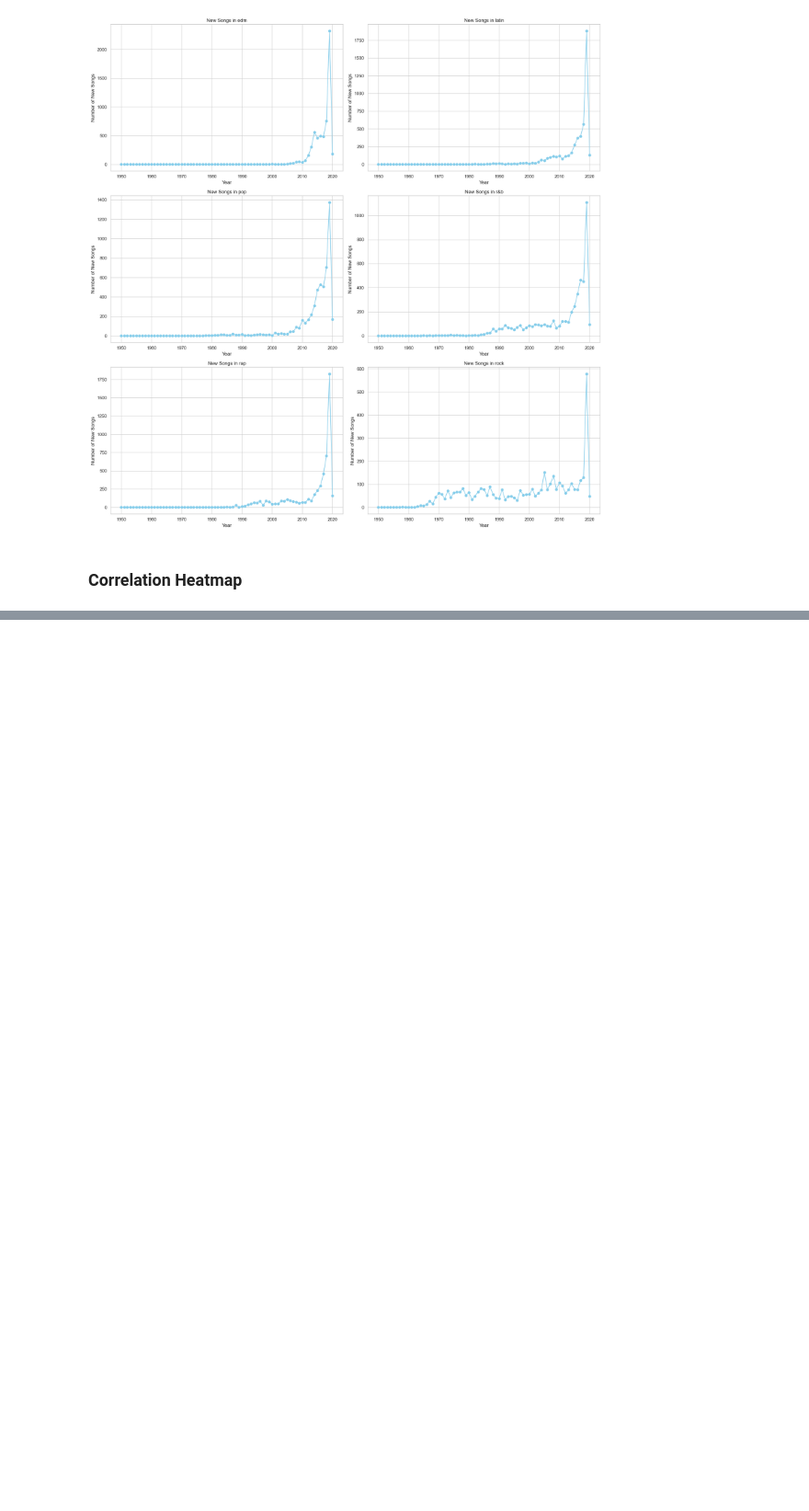
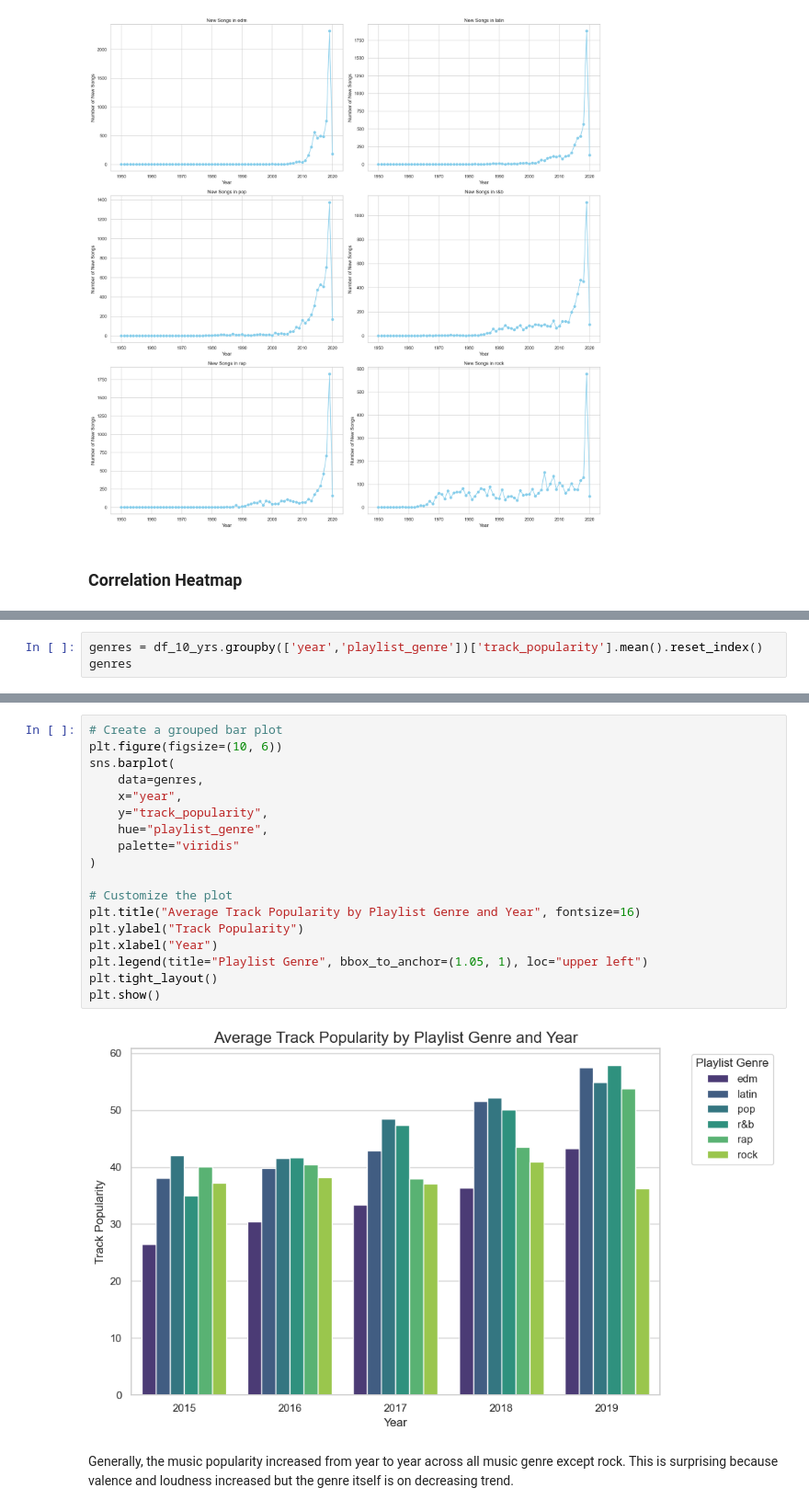
Before and after one commit to hayooniverse/Spotify-Recommendation-Systems, a Jupyter notebook: data_visualization/dataviz.ipynb, the cells around one changed output, grey strips where cells are left out. Shown at 92% size. Drawn from its saved outputs; the diff is of its cells as text; blank space fills up the shorter version.

```diff
--- a/data_visualization/dataviz.ipynb
+++ b/data_visualization/dataviz.ipynb
@@ -417,0 +490,3 @@ plt.show()
+# %%
+genres = df_10_yrs.groupby(['year','playlist_genre'])['track_popularity'].mean().reset_index()
+genres
@@ -417,0 +511,22 @@ plt.show()
+# %%
+# Create a grouped bar plot
+plt.figure(figsize=(10, 6))
+sns.barplot(
+    data=genres,
+    x="year",
+    y="track_popularity",
+    hue="playlist_genre",
+    palette="viridis"
+)
+
+# Customize the plot
+plt.title("Average Track Popularity by Playlist Genre and Year", fontsize=16)
+plt.ylabel("Track Popularity")
+plt.xlabel("Year")
+plt.legend(title="Playlist Genre", bbox_to_anchor=(1.05, 1), loc="upper left")
+plt.tight_layout()
+plt.show()
+# %% [output]
+[figure, added]
+# %% [markdown]
+Generally, the music popularity increased from year to year across all music genre except rock. This is surprising because valence and loudness increased but the genre itself is on decreasing trend.
```
Also changed, not shown: parts of 28 cells of this notebook.
